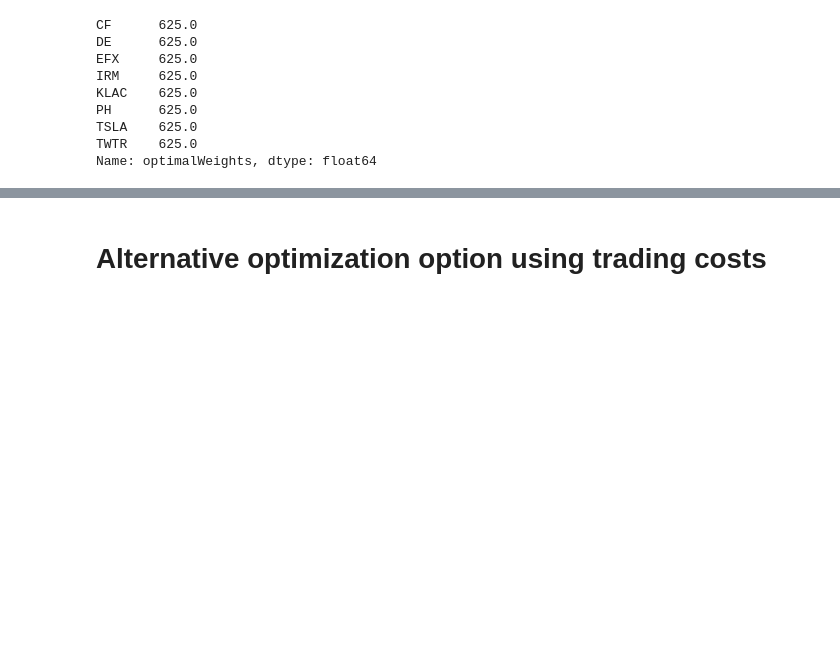
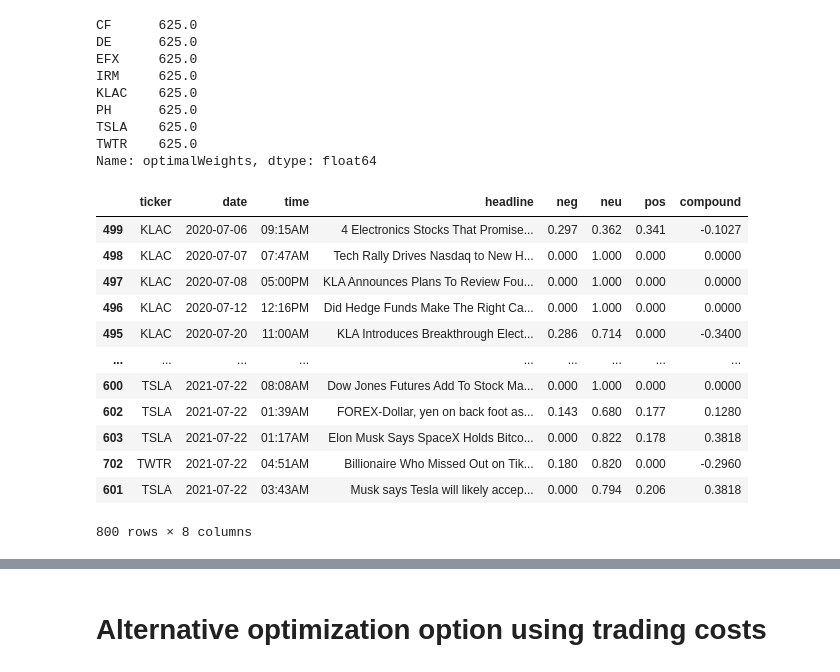
Before and after one commit to nmaiorana/svi-trading-tools, a Jupyter notebook: analysis-20210720/stage_4a_optimal_weights_sample.ipynb, the cells around one changed output, grey strips where cells are left out. Drawn from its saved outputs; the diff is of its cells as text; code cells hidden in the pictures; blank space fills up the shorter version.

```diff
--- a/analysis-20210720/stage_4a_optimal_weights_sample.ipynb
+++ b/analysis-20210720/stage_4a_optimal_weights_sample.ipynb
@@ -422,3 +422,20 @@ PH      625.0
 TSLA    625.0
 TWTR    625.0
 Name: optimalWeights, dtype: float64
+# %%
+parsed_and_scored_news = utils.get_finvis_stock_sentiment(long_weights.index.to_list()).sort_values(by='date')
+parsed_and_scored_news
+# %% [output]
+|  | ticker | date | time | headline | neg | neu | pos | compound |
+| 499 | KLAC | 2020-07-06 | 09:15AM | 4 Electronics Stocks That Promise... | 0.297 | 0.362 | 0.341 | -0.1027 |
+| 498 | KLAC | 2020-07-07 | 07:47AM | Tech Rally Drives Nasdaq to New H... | 0.000 | 1.000 | 0.000 | 0.0000 |
+| 497 | KLAC | 2020-07-08 | 05:00PM | KLA Announces Plans To Review Fou... | 0.000 | 1.000 | 0.000 | 0.0000 |
+| 496 | KLAC | 2020-07-12 | 12:16PM | Did Hedge Funds Make The Right Ca... | 0.000 | 1.000 | 0.000 | 0.0000 |
+| 495 | KLAC | 2020-07-20 | 11:00AM | KLA Introduces Breakthrough Elect... | 0.286 | 0.714 | 0.000 | -0.3400 |
+| ... | ... | ... | ... | ... | ... | ... | ... | ... |
+| 600 | TSLA | 2021-07-22 | 08:08AM | Dow Jones Futures Add To Stock Ma... | 0.000 | 1.000 | 0.000 | 0.0000 |
+| 602 | TSLA | 2021-07-22 | 01:39AM | FOREX-Dollar, yen on back foot as... | 0.143 | 0.680 | 0.177 | 0.1280 |
+| 603 | TSLA | 2021-07-22 | 01:17AM | Elon Musk Says SpaceX Holds Bitco... | 0.000 | 0.822 | 0.178 | 0.3818 |
+| 702 | TWTR | 2021-07-22 | 04:51AM | Billionaire Who Missed Out on Tik... | 0.180 | 0.820 | 0.000 | -0.2960 |
+| 601 | TSLA | 2021-07-22 | 03:43AM | Musk says Tesla will likely accep... | 0.000 | 0.794 | 0.206 | 0.3818 |
+800 rows × 8 columns
```
Also changed, not shown: parts of 1 cell of this notebook, 11 other files.
